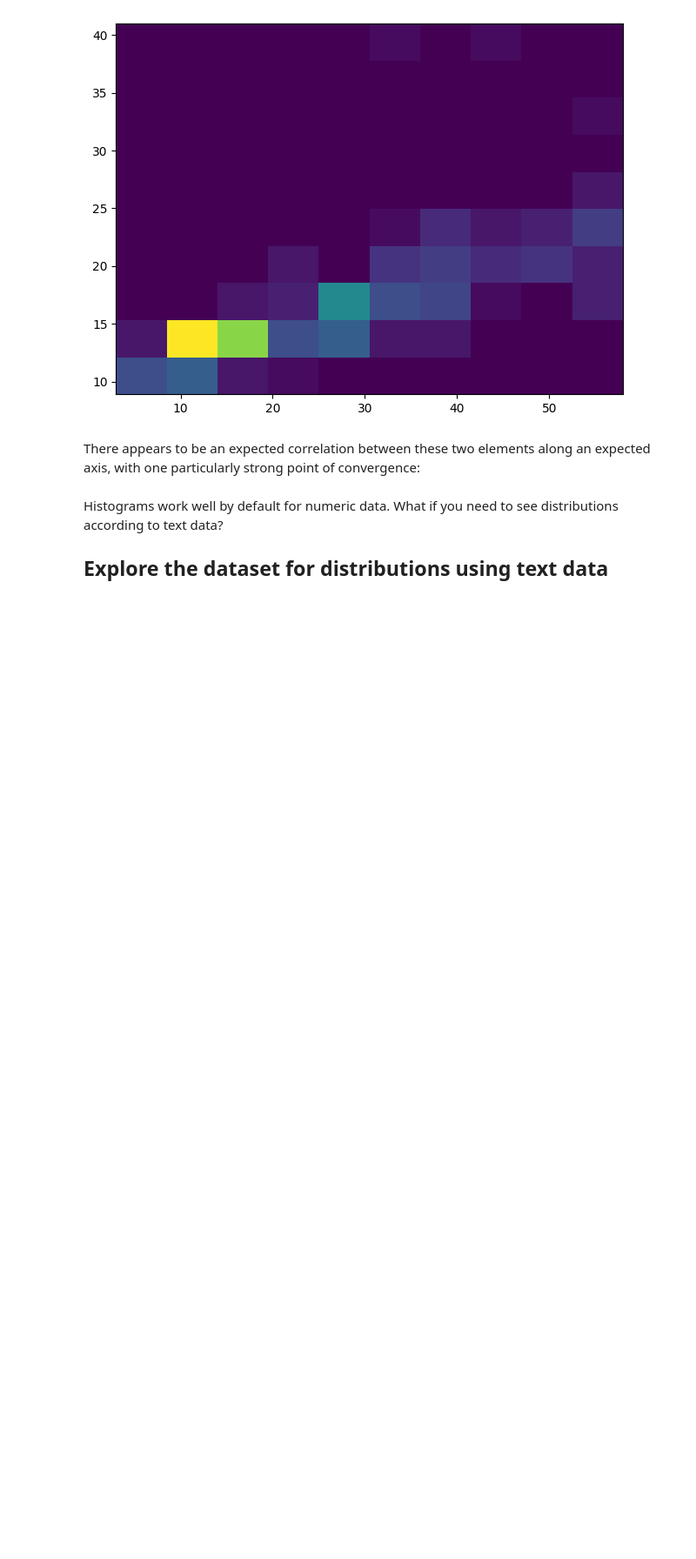
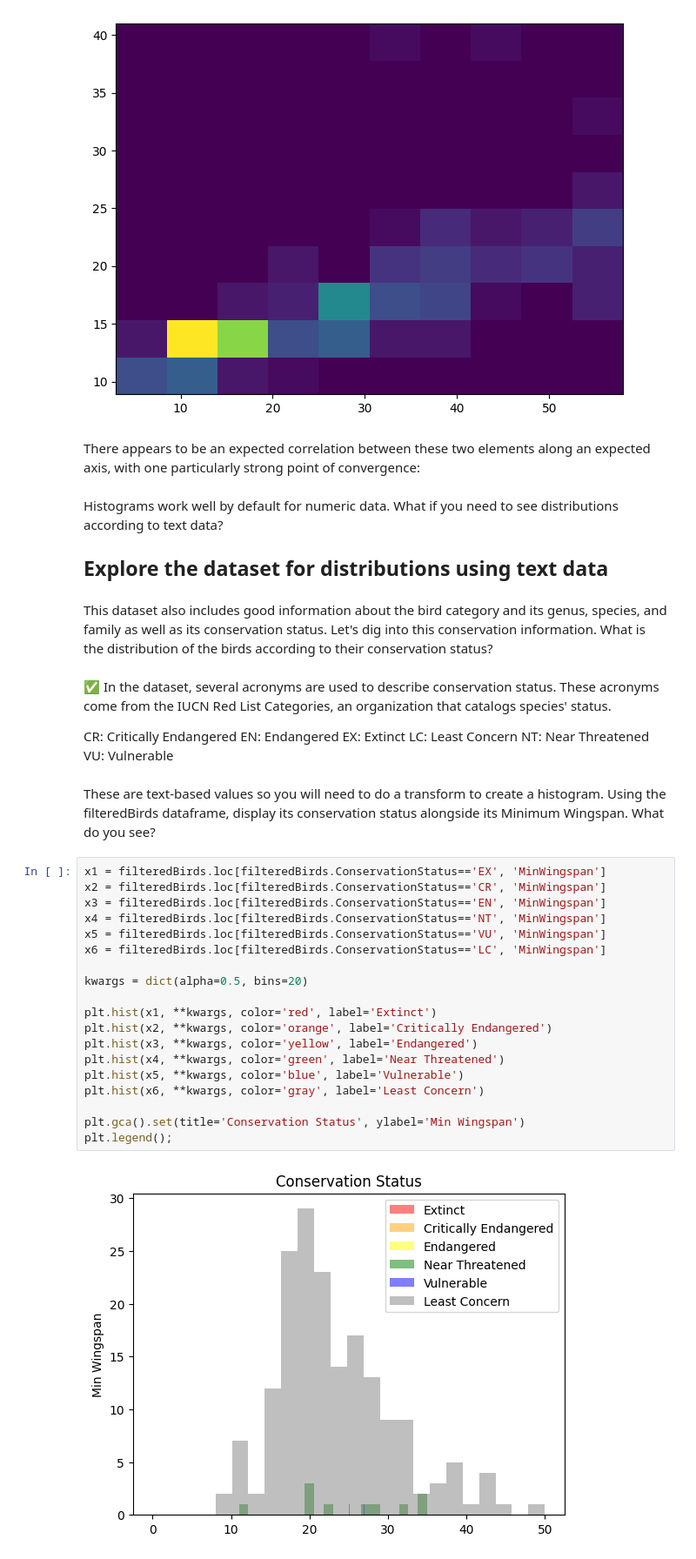
Before and after one commit to khalidassalafy/ArewaDS-Machine-Learning-Assignments, a Jupyter notebook: Week_03/lesson_2_visualizing_distributions.ipynb, the cells around one changed output. Shown: that part at 87% size. Cells and saved outputs as stored; diff of their text form; blank space fills up the shorter version.

Commit message:
lesson_2_visualizing_distributions

```diff
--- a/Week_03/lesson_2_visualizing_distributions.ipynb
+++ b/Week_03/lesson_2_visualizing_distributions.ipynb
@@ -74,3 +74,37 @@ There appears to be an expected correlation between these two elements along an
 Histograms work well by default for numeric data. What if you need to see distributions according to text data?
 
 ## Explore the dataset for distributions using text data
+# %% [markdown]
+This dataset also includes good information about the bird category and its genus, species, and family as well as its conservation status. Let's dig into this conservation information. What is the distribution of the birds according to their conservation status?
+# %% [markdown]
+✅ In the dataset, several acronyms are used to describe conservation status. These acronyms come from the IUCN Red List Categories, an organization that catalogs species' status.
+
+CR: Critically Endangered
+EN: Endangered
+EX: Extinct
+LC: Least Concern
+NT: Near Threatened
+VU: Vulnerable
+# %% [markdown]
+These are text-based values so you will need to do a transform to create a histogram. Using the filteredBirds dataframe, display its conservation status alongside its Minimum Wingspan. What do you see?
+# %%
+x1 = filteredBirds.loc[filteredBirds.ConservationStatus=='EX', 'MinWingspan']
+x2 = filteredBirds.loc[filteredBirds.ConservationStatus=='CR', 'MinWingspan']
+x3 = filteredBirds.loc[filteredBirds.ConservationStatus=='EN', 'MinWingspan']
+x4 = filteredBirds.loc[filteredBirds.ConservationStatus=='NT', 'MinWingspan']
+x5 = filteredBirds.loc[filteredBirds.ConservationStatus=='VU', 'MinWingspan']
+x6 = filteredBirds.loc[filteredBirds.ConservationStatus=='LC', 'MinWingspan']
+
+kwargs = dict(alpha=0.5, bins=20)
+
+plt.hist(x1, **kwargs, color='red', label='Extinct')
+plt.hist(x2, **kwargs, color='orange', label='Critically Endangered')
+plt.hist(x3, **kwargs, color='yellow', label='Endangered')
+plt.hist(x4, **kwargs, color='green', label='Near Threatened')
+plt.hist(x5, **kwargs, color='blue', label='Vulnerable')
+plt.hist(x6, **kwargs, color='gray', label='Least Concern')
+
+plt.gca().set(title='Conservation Status', ylabel='Min Wingspan')
+plt.legend();
+# %% [output]
+[figure, added]
```
Also changed, not shown: parts of 11 cells of this notebook, 2 other files.
